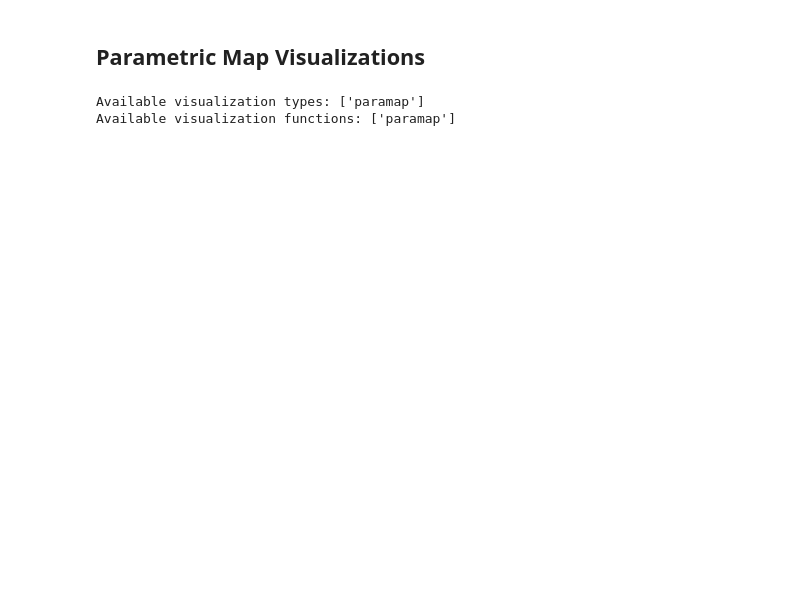
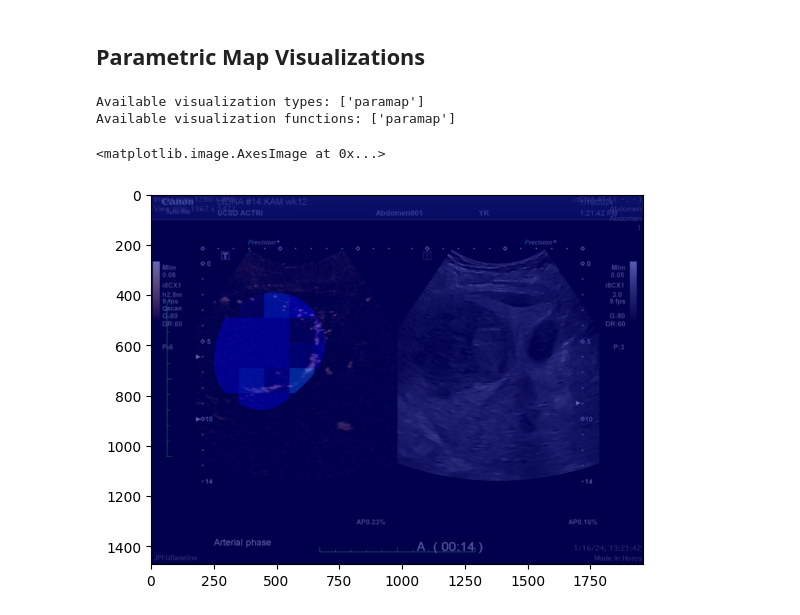
Before and after one commit to TUL-Dev/QuantUS-Plugins-CEUS, a Jupyter notebook: 2d ceus test/paramaps_generation_demo copy.ipynb, the cells around one changed output. Drawn from its saved outputs; the diff is of its cells as text; code cells hidden in the pictures; blank space fills up the shorter version.

```diff
--- a/2d ceus test/paramaps_generation_demo copy.ipynb
+++ b/2d ceus test/paramaps_generation_demo copy.ipynb
@@ -226,10 +242,28 @@ vis_type = 'paramap'
 params = [] # Empty list will use all parameters
 vis_funcs = []
 vis_kwargs = {
-    'paramap_folder_path': '/Users/samantha/Desktop/ultrasound lab stuff/ctdna/p16/p16 wk 24/overlap_paramap_bigroi_10',
+    'paramap_folder_path': '/Users/samantha/Desktop/ultrasound lab stuff/ctdna/p14/p14 wk12/test_for_t0',
     'hide_all_visualizations': False,  # Set to True to hide all visualizations
 }
 # %%
 from src.entrypoints import visualization_step
 
 vis_obj = visualization_step(curve_quant, vis_type, params, vis_funcs, **vis_kwargs)
+# %%
+import numpy as np
+import matplotlib.pyplot as plt
+frame = 120
+plt.imshow(image_data.pixel_data[frame], cmap='gray')
+
+disp_map = vis_obj.numerical_paramaps.copy()
+
+use_gamma = True      # <--- toggle this to False to disable
+gamma = 1.5
+
+if use_gamma:
+    disp_map = np.power(disp_map, 1.0 / gamma, where=~np.isnan(disp_map))
+
+plt.imshow(disp_map[0], cmap='jet', vmin=0, vmax=1, alpha=0.6)
+# %% [output]
+<matplotlib.image.AxesImage at 0x...>
+[figure, added]
```
Also changed, not shown: parts of 11 cells of this notebook, 6 other files.
